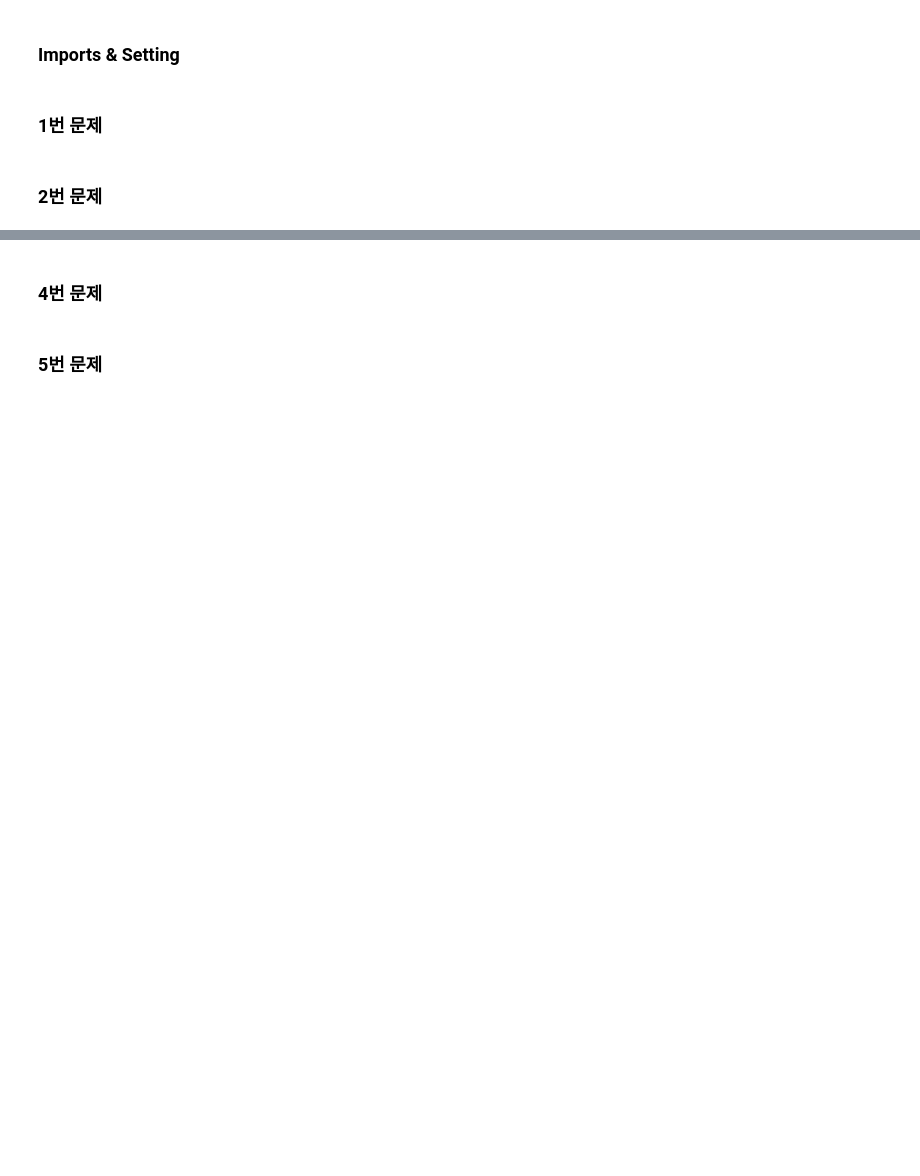
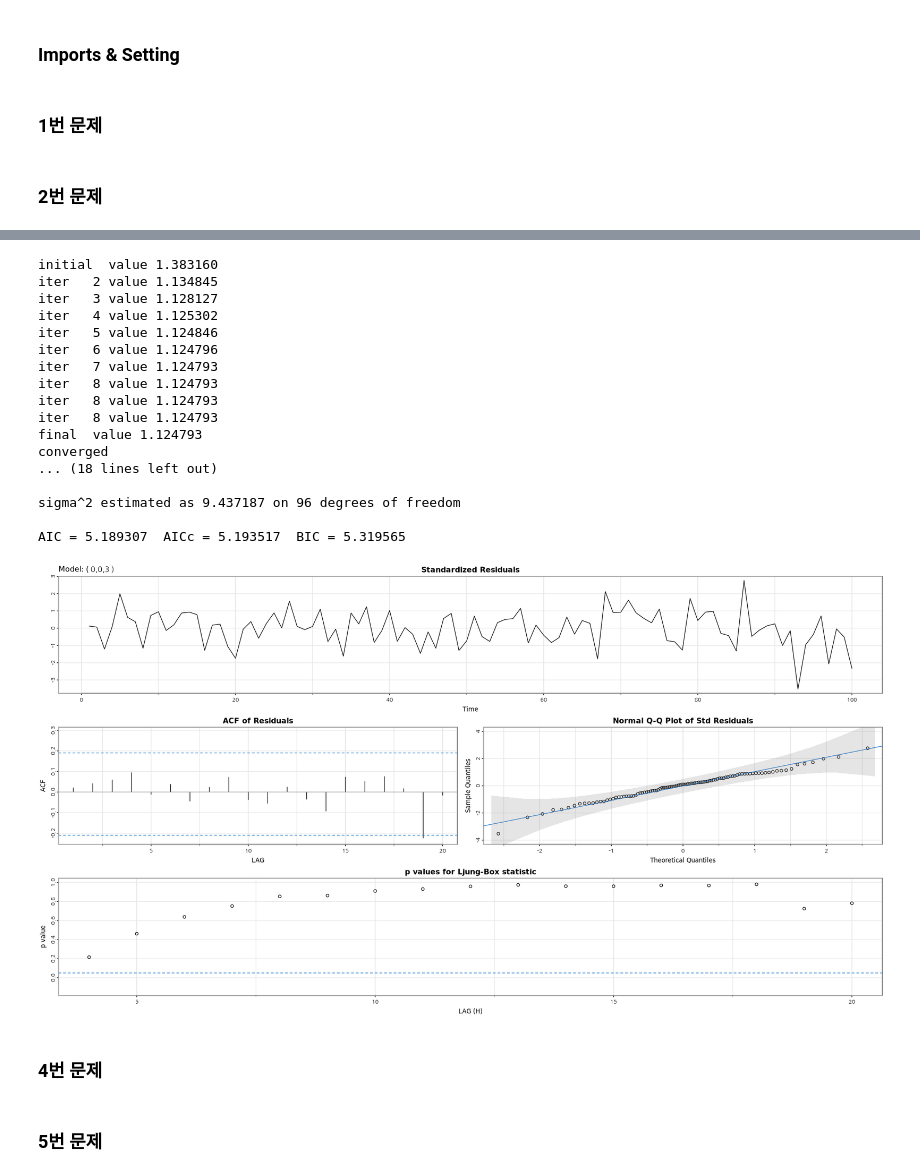
Before and after one commit to HollyRiver/TS2024, a Jupyter notebook: hw/강신성_HW04(코드).ipynb, the cells around one changed output, grey strips where cells are left out. Drawn from its saved outputs; the diff is of its cells as text; code cells hidden in the pictures; blank space fills up the shorter version.

```diff
--- a/hw/강신성_HW04(코드).ipynb
+++ b/hw/강신성_HW04(코드).ipynb
@@ -107,3 +151,24 @@ Signif. codes:  0 ‘***’ 0.001 ‘**’ 0.01 ‘*’ 0.05 ‘.’ 0.1 ‘ ’
+# %%
+astsa::sarima(z2, p=0, d=0, q=3)
+# %% [output]
+initial  value 1.383160
+iter   2 value 1.134845
+iter   3 value 1.128127
+iter   4 value 1.125302
+iter   5 value 1.124846
+iter   6 value 1.124796
+iter   7 value 1.124793
+iter   8 value 1.124793
+iter   8 value 1.124793
+iter   8 value 1.124793
+final  value 1.124793
+converged
+... (18 lines left out)
+
+sigma^2 estimated as 9.437187 on 96 degrees of freedom
+
+AIC = 5.189307  AICc = 5.193517  BIC = 5.319565
+[figure, added]
 # %% [markdown]
 ### 4번 문제
 # %%
```
Also changed, not shown: parts of 8 cells of this notebook.
